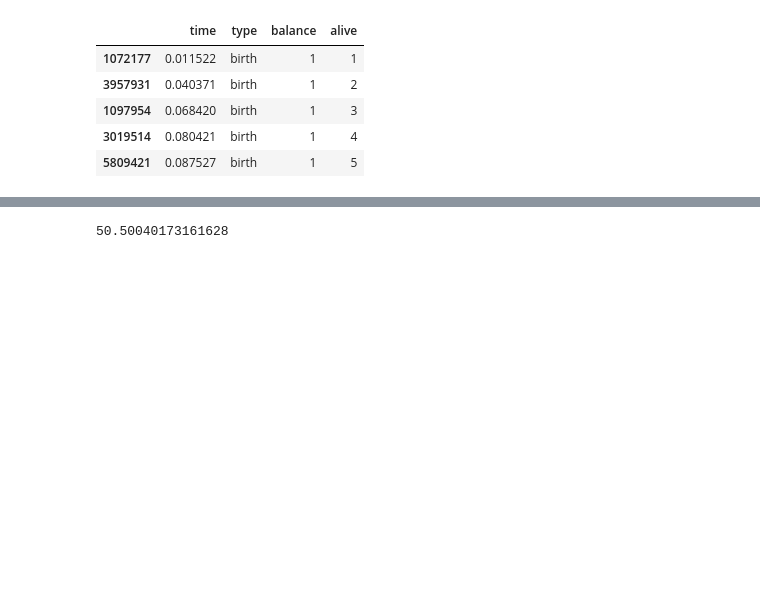
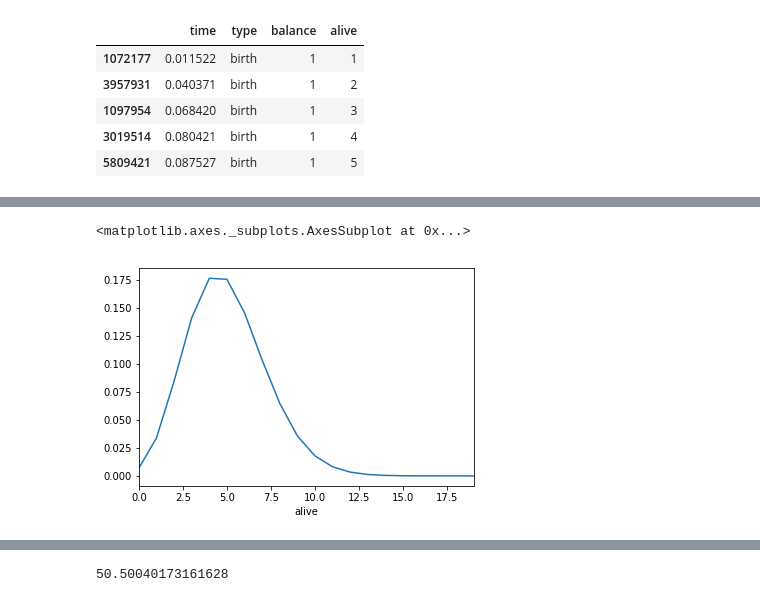
Before and after one commit to piotrekp1/StochSym-Project, a Jupyter notebook: graphs.ipynb, the cells around one changed output, grey strips where cells are left out. Drawn from its saved outputs; the diff is of its cells as text; code cells hidden in the pictures; blank space fills up the shorter version.

```diff
--- a/graphs.ipynb
+++ b/graphs.ipynb
@@ -146,5 +146,10 @@ df_total.head()
 # %%
 weights = df_total.groupby('alive')['time_lasting'].sum() / t
+# %%
+weights.plot()
+# %% [output]
+<matplotlib.axes._subplots.AxesSubplot at 0x...>
+[figure, added]
 # %%
 import numpy as np
 np.average(weights.index, weights = weights.values)
```
Also changed, not shown: parts of 21 cells of this notebook, 6 other files.
